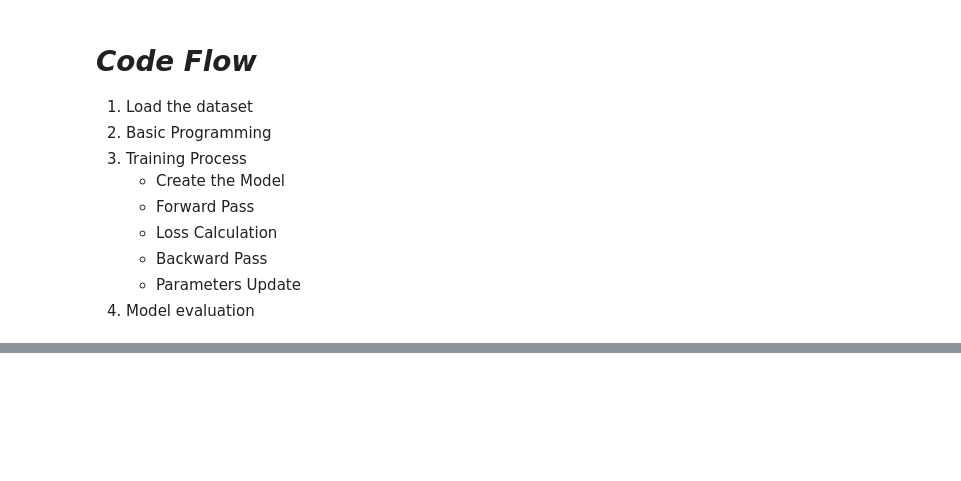
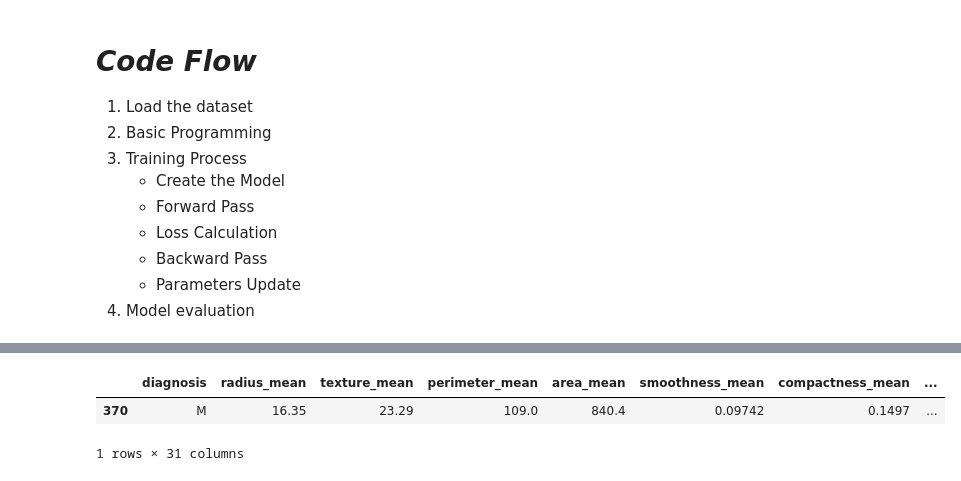
Before and after one commit to MDalamin5/DeepLearning-With-Pytorch-and-Tensorflow, a Jupyter notebook: PyTorch-Intermediate-CampusX/03_Training_Pipeline/pytorch-nn-traning-pipeline.ipynb, the cells around one changed output, grey strips where cells are left out. Cells and saved outputs as stored; diff of their text form; code cells hidden in the pictures; blank space fills up the shorter version.

```diff
--- a/PyTorch-Intermediate-CampusX/03_Training_Pipeline/pytorch-nn-traning-pipeline.ipynb
+++ b/PyTorch-Intermediate-CampusX/03_Training_Pipeline/pytorch-nn-traning-pipeline.ipynb
@@ -29,0 +51,7 @@ df.sample(4)
+# %%
+df.drop(columns=['id', 'Unnamed: 32'], inplace=True)
+df.sample(1)
+# %% [output]
+|  | diagnosis | radius_mean | texture_mean | perimeter_mean | area_mean | smoothness_mean | compactness_mean | ... |
+| 370 | M | 16.35 | 23.29 | 109.0 | 840.4 | 0.09742 | 0.1497 | ... |
+1 rows × 31 columns
```
Also changed, not shown: parts of 22 cells of this notebook.
